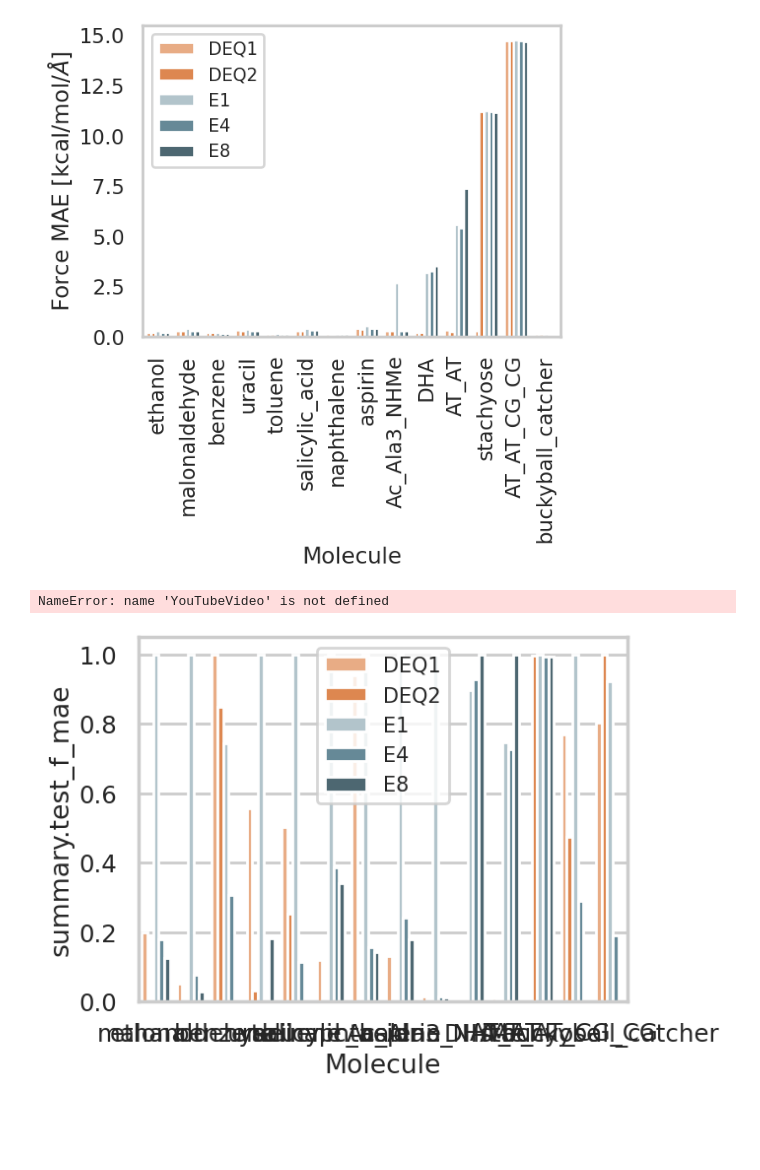
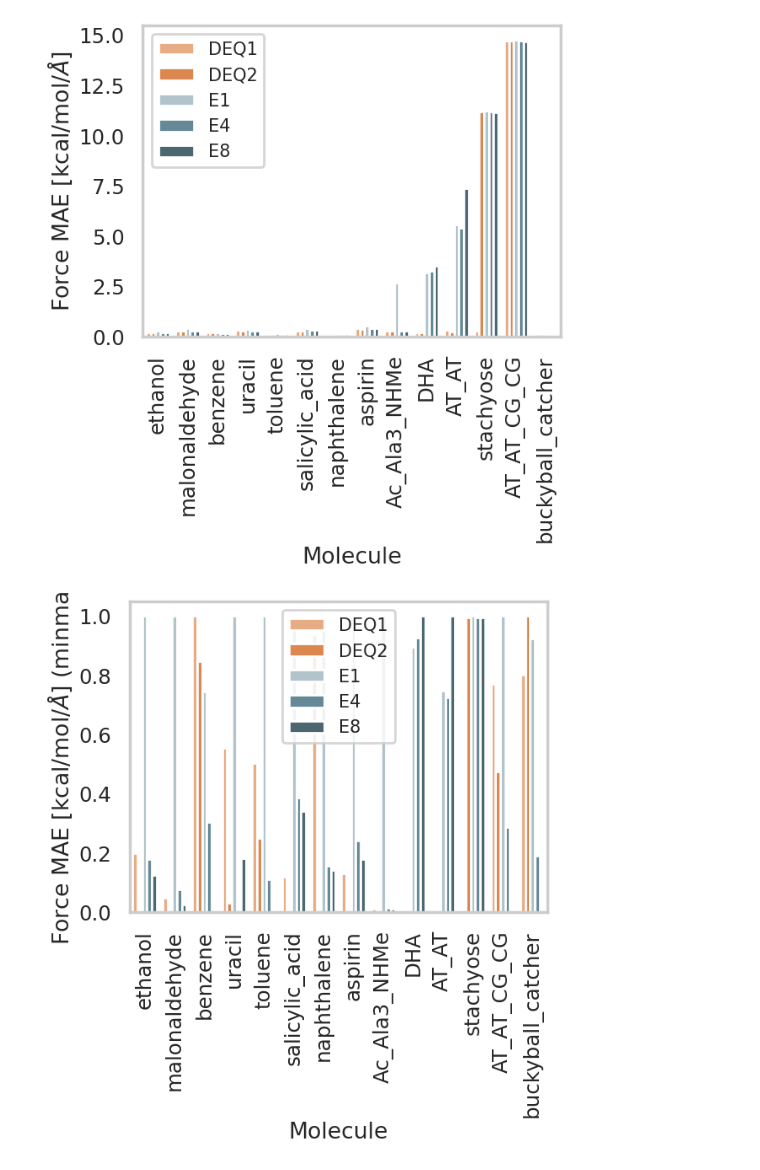
Before and after one commit to BurgerAndreas/equilibrium-forcefields, a Jupyter notebook: src/deq2ff/plotting/dashboard.ipynb, the cells around one changed output. Drawn from its saved outputs; the diff is of its cells as text; code cells hidden in the pictures; blank space fills up the shorter version.

```diff
--- a/src/deq2ff/plotting/dashboard.ipynb
+++ b/src/deq2ff/plotting/dashboard.ipynb
@@ -435,7 +435,7 @@ def normalize(data, norm_scheme="minmax", error_metric="summary.test_f_mae"):
     else:
         raise NotImplementedError
 
-    return data
+    return data, ylabel
 # %%
 y = error_metric # test_fpreuse_f_mae
 x = time_metric
@@ -475,14 +476,14 @@ plt.show()
 39    E8  8.000000
 [figure]
 # %%
-dfnorm = normalize(df_best_runs.copy(), norm_scheme="minmax")
+dfnorm, ylabel = normalize(df_best_runs.copy(), norm_scheme="minmax")
 df_best_runs[f"{error_metric}_norm"] = dfnorm[error_metric]
 # df_best_runs[f"{error_metric}_avg"] = df_best_runs.groupby("Model")[f"{error_metric}_norm"].mean()
 
 df_error_avg = df_best_runs.groupby("Model")[f"{error_metric}_norm"].mean().reset_index()
 
 for _t in tmetrics:
-    dfnorm = normalize(df_best_runs.copy(), norm_scheme="minmax")
+    dfnorm, ylabel = normalize(df_best_runs.copy(), norm_scheme="minmax")
     df_best_runs[f"{_t}_norm"] = dfnorm[_t]
     df_error_avg = df_error_avg.merge(
         df_best_runs.groupby("Model")[f"{_t}_norm"].mean().reset_index(),
@@ -519,6 +520,8 @@ plt.legend()
 plt.xlabel(human_labels(x))
 plt.ylabel(human_labels(y))
 
+plt.title('Normalized Error vs Time')
+
 # vertical xtick labels
 # plt.xticks(rotation=90)
 
@@ -721,39 +726,38 @@ def plot_norm_acc(_df, norm_scheme="minmax"): # norm_scheme = "zscoree4" # "mean
     hue = "Model"
     data = _df.copy()
 
-    data = normalize(data, norm_scheme=norm_scheme)
+    data, ylabel = normalize(data, norm_scheme=norm_scheme)
 
     # plot
     fig, ax = plt.subplots()
     sns.barplot(
         x=x, y=y, hue=hue, data=data, ax=ax, palette=cdict
     )
     plt.legend()
     plt.xlabel(human_labels(x))
-    plt.ylabel(human_labels(YouTubeVideo))
+    plt.ylabel(ylabel)
 
     # where "sota" is True, mark the run with a green star
     # for target in data["config.target"].unique():
     #     _df = data[data["config.target"] == target]
     #     _df = _df[_df["sota"] == True]
     #     for index in _df.index:
     #         ax.plot(index, _df.loc[index, y], "o", color="green", markersize=10)
 
     # vertical xtick labels
     plt.xticks(rotation=90)
 
     # horizontal grid
     plt.grid(axis="y")
 
     # make a separate plot for each target
 
     # save
     # plt.savefig(f"{plotfolder}/n_steps.png")
     plt.show()
 
 plot_norm_acc(df_best_runs, norm_scheme="minmax")
 # %% [output]
-NameError: name 'YouTubeVideo' is not defined
-[figure, old version]
+[figure, new version]
 # %%
 plot_norm_acc(df_best_runs, norm_scheme="minmax2")
```
Also changed, not shown: parts of 23 cells of this notebook, 1 other file.
